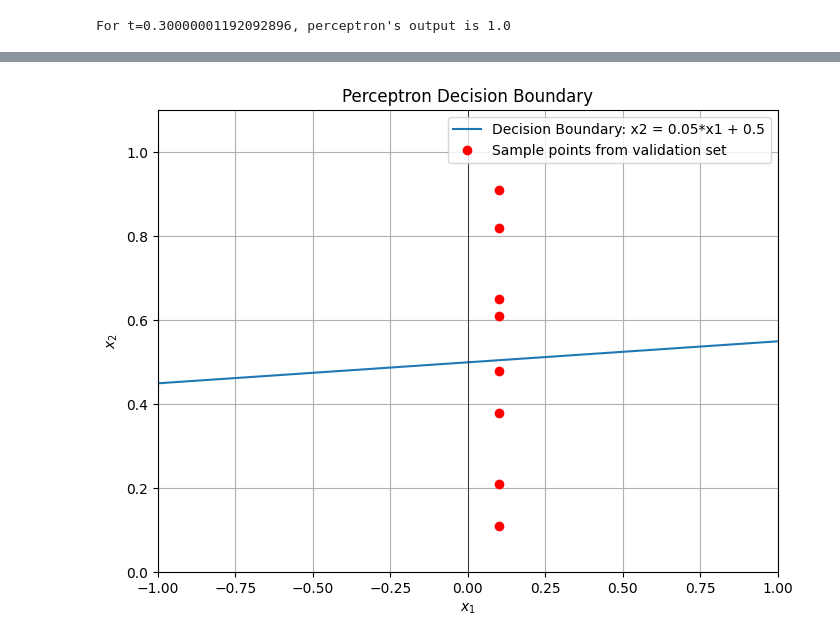
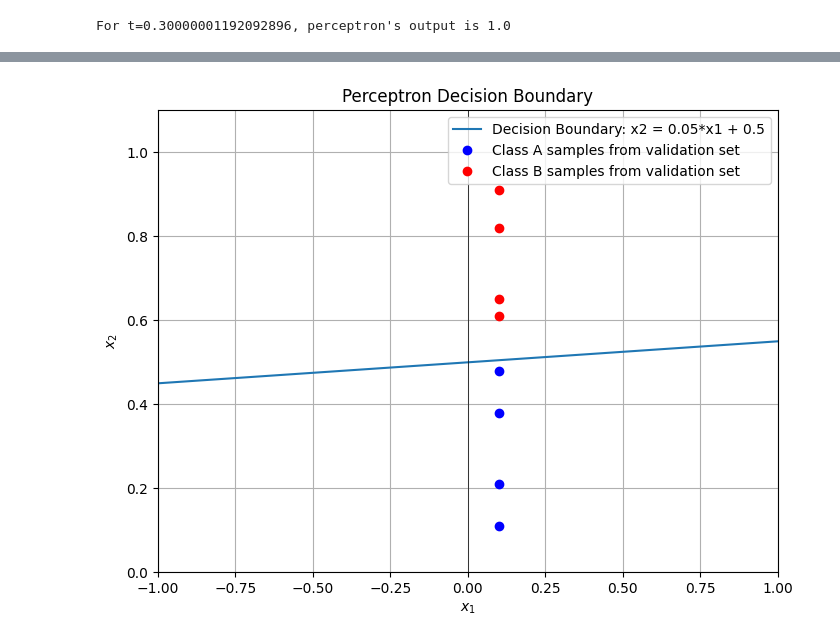
Before and after one commit to duplys/perceptron, a Jupyter notebook: notebooks/perceptron.ipynb, the cells around one changed output, grey strips where cells are left out. Drawn from its saved outputs; the diff is of its cells as text; code cells hidden in the pictures.

```diff
--- a/notebooks/perceptron.ipynb
+++ b/notebooks/perceptron.ipynb
@@ -240,40 +267,44 @@ import matplotlib.pyplot as plt
 import numpy as np
 
 # Validation data set
-p1, p2 = [], []
+samples_A_x1, samples_A_x2 = [], []
+samples_B_x1, samples_B_x2 = [], []
 
-for e in x:
-    p1.append(e[0])
-    p2.append(e[1])
+
+for idx, e in enumerate(x):
+    if d[idx] == -1.0:
+        samples_A_x1.append(e[0])
+        samples_A_x2.append(e[1])
+    else:
+        samples_B_x1.append(e[0])
+        samples_B_x2.append(e[1])
 
 
 # Define the range of x1
 x1 = np.linspace(-1, 1, 40)
 
 # Calculate x2 using the line equation
 x2 = (1/20) * x1 + 0.5
 
 # Plotting
 plt.figure(figsize=(8, 6))
 plt.plot(x1, x2, label=f"Decision Boundary: x2 = 0.05*x1 + 0.5")
-plt.plot(p1, p2, 'ro', label='Sample points from validation set')
+plt.plot(samples_A_x1, samples_A_x2, 'bo', label='Class A samples from validation set')
+plt.plot(samples_B_x1, samples_B_x2, 'ro', label='Class B samples from validation set')
 
 plt.xlim(-1, 1)
 plt.ylim(0.0, 1.1)
-
-# Optionally, add some sample points
-#plt.scatter([1, 2, 3, -1, -2, -4], [3, -2, 1, 0, -3, 2], c=['blue']*3 + ['green']*3, label='Sample Points')
 
 # Add labels and legend
 plt.xlabel('$x_1$')
 plt.ylabel('$x_2$')
 plt.title('Perceptron Decision Boundary')
 plt.axhline(0, color='black',linewidth=0.5)
 plt.axvline(0, color='black',linewidth=0.5)
 plt.grid(True)
 plt.legend()
 
 # Show the plot
 plt.show()
 # %% [output]
-[figure, old version]
+[figure, new version]
```
Also changed, not shown: parts of 8 cells of this notebook.
